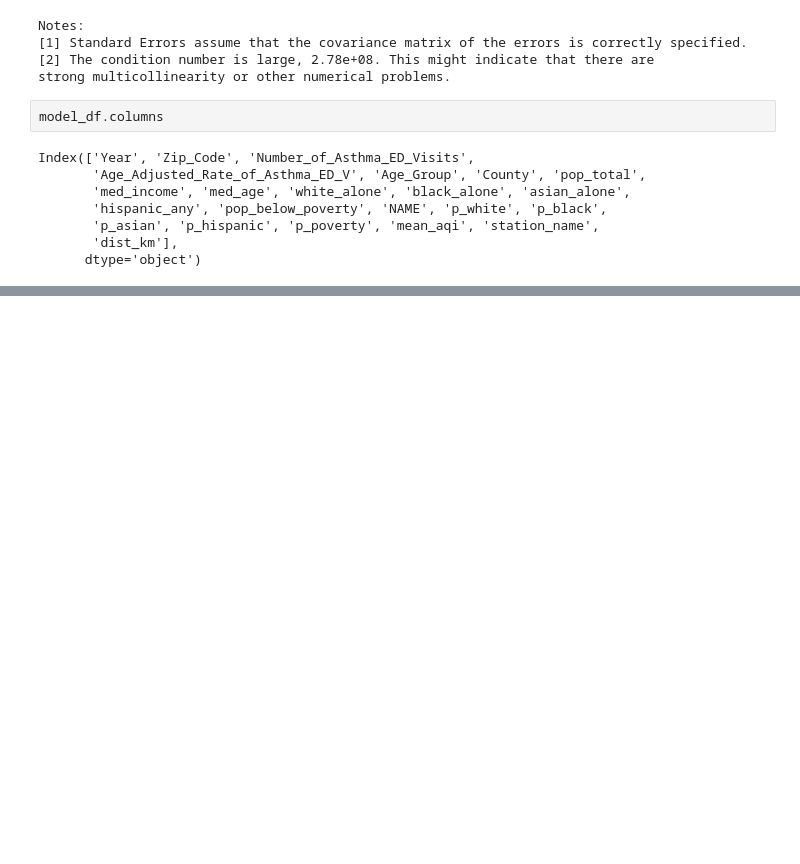
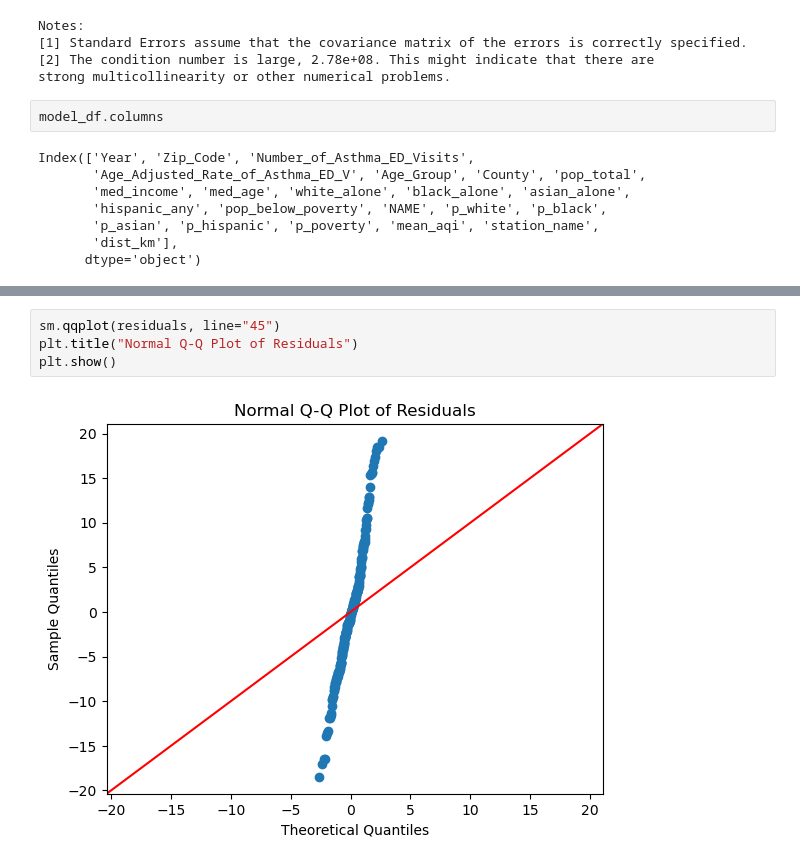
Before and after one commit to ikrvb1/Bridging-Air-Quality-and-Public-Health-in-San-Diego---DSC190, a Jupyter notebook: aqi_regression.ipynb, the cells around one changed output, grey strips where cells are left out. Cells and saved outputs as stored; diff of their text form; blank space fills up the shorter version.

```diff
--- a/aqi_regression.ipynb
+++ b/aqi_regression.ipynb
@@ -622,0 +687,6 @@ Index(['Year', 'Zip_Code', 'Number_of_Asthma_ED_Visits',
+# %%
+sm.qqplot(residuals, line="45")
+plt.title("Normal Q-Q Plot of Residuals")
+plt.show()
+# %% [output]
+[figure, added]
```
Also changed, not shown: parts of 10 cells of this notebook.
